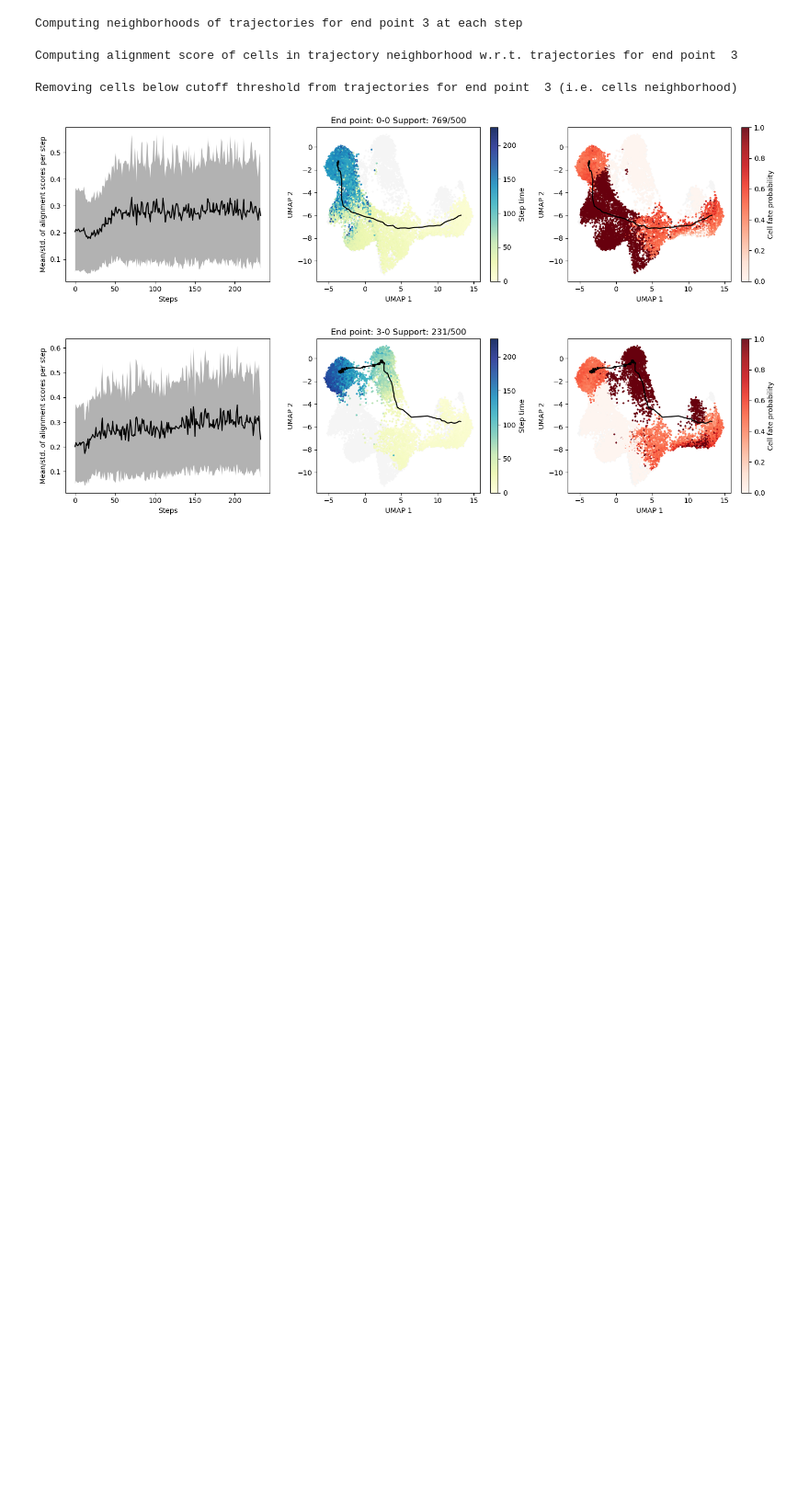
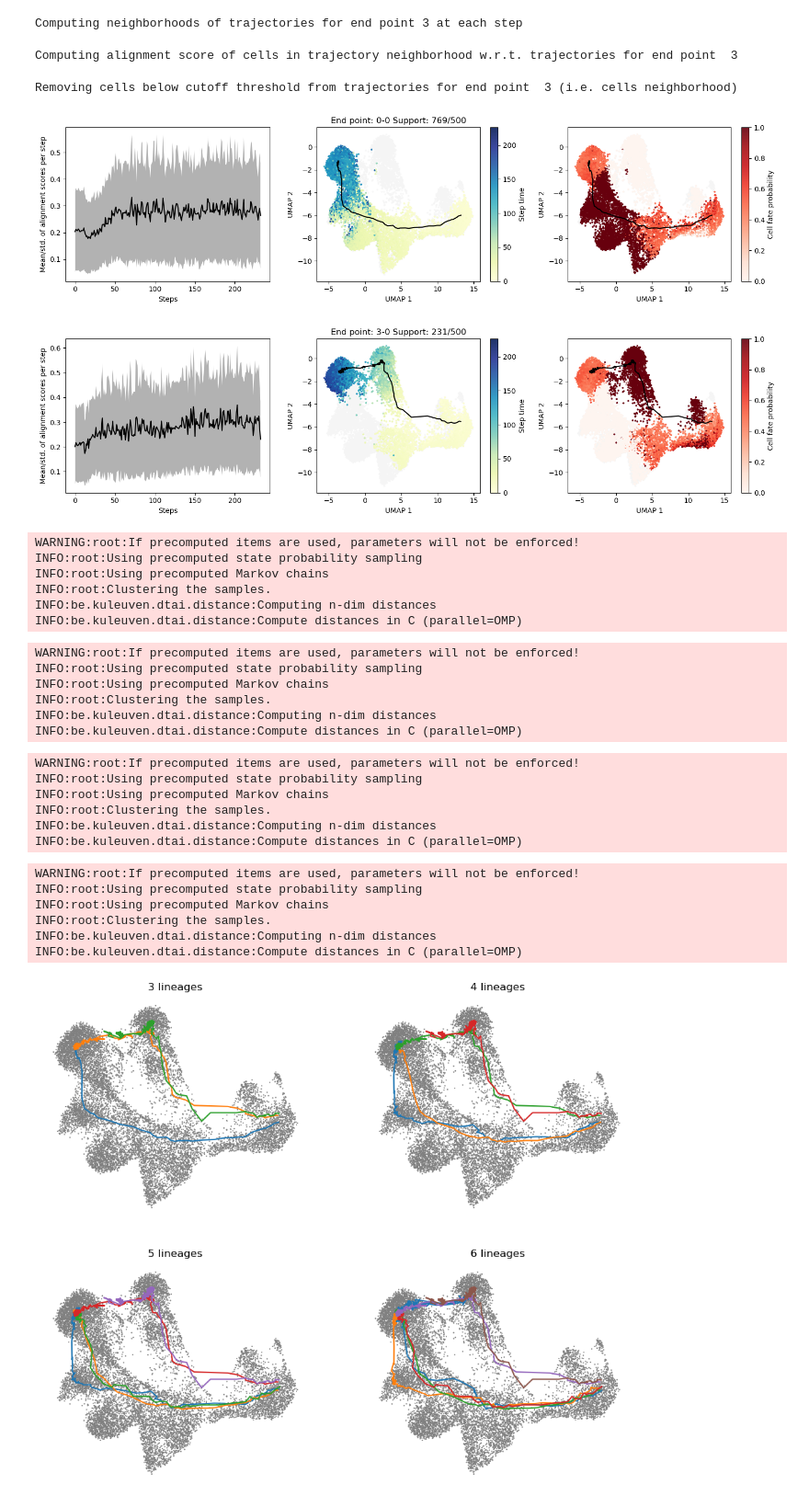
Before and after one commit to claassenlab/Tex_repro, a Jupyter notebook: notebooks/04_cytopath_convergent.ipynb, the cells around one changed output. Shown at 92% size. Cells and saved outputs as stored; diff of their text form; code cells hidden in the pictures; blank space fills up the shorter version.

```diff
--- a/notebooks/04_cytopath_convergent.ipynb
+++ b/notebooks/04_cytopath_convergent.ipynb
@@ -154,3 +160,40 @@ Removing cells below cutoff threshold from trajectories for end point  3 (i.e. c
 # %%
 # Save results
 adata.write_h5ad(os.path.join(DATA_PATH, "tex_data_chronic_cytopath_hierarchical.h5ad"))
+# %%
+# Perform hierarchical clustering with 3+ lineages and plot lineages
+fig, axs = plt.subplots(2, 2, figsize=(12, 10))
+
+for i, n_lineages in enumerate(range(3, 7)):
+    adata_ = c2p.cytopath.infer_cytopath_lineages(adata, recalc_items=False,
+                                                  basis="pca", num_lineages=n_lineages,
+                                                  method="linkage", distance_func="dtw",
+                                                  differencing=False, copy=True)
+    c2p.plot_cytopath_lineages(adata_, basis="umap", ax=axs.flat[i])
+    axs.flat[i].set_title(f"{n_lineages} lineages")
+# %% [output]
+WARNING:root:If precomputed items are used, parameters will not be enforced!
+INFO:root:Using precomputed state probability sampling
+INFO:root:Using precomputed Markov chains
+INFO:root:Clustering the samples.
+INFO:be.kuleuven.dtai.distance:Computing n-dim distances
+INFO:be.kuleuven.dtai.distance:Compute distances in C (parallel=OMP)
+WARNING:root:If precomputed items are used, parameters will not be enforced!
+INFO:root:Using precomputed state probability sampling
+INFO:root:Using precomputed Markov chains
+INFO:root:Clustering the samples.
+INFO:be.kuleuven.dtai.distance:Computing n-dim distances
+INFO:be.kuleuven.dtai.distance:Compute distances in C (parallel=OMP)
+WARNING:root:If precomputed items are used, parameters will not be enforced!
+INFO:root:Using precomputed state probability sampling
+INFO:root:Using precomputed Markov chains
+INFO:root:Clustering the samples.
+INFO:be.kuleuven.dtai.distance:Computing n-dim distances
+INFO:be.kuleuven.dtai.distance:Compute distances in C (parallel=OMP)
+WARNING:root:If precomputed items are used, parameters will not be enforced!
+INFO:root:Using precomputed state probability sampling
+INFO:root:Using precomputed Markov chains
+INFO:root:Clustering the samples.
+INFO:be.kuleuven.dtai.distance:Computing n-dim distances
+INFO:be.kuleuven.dtai.distance:Compute distances in C (parallel=OMP)
+[figure, added]
```
Also changed, not shown: parts of 3 cells of this notebook, 3 other files.
